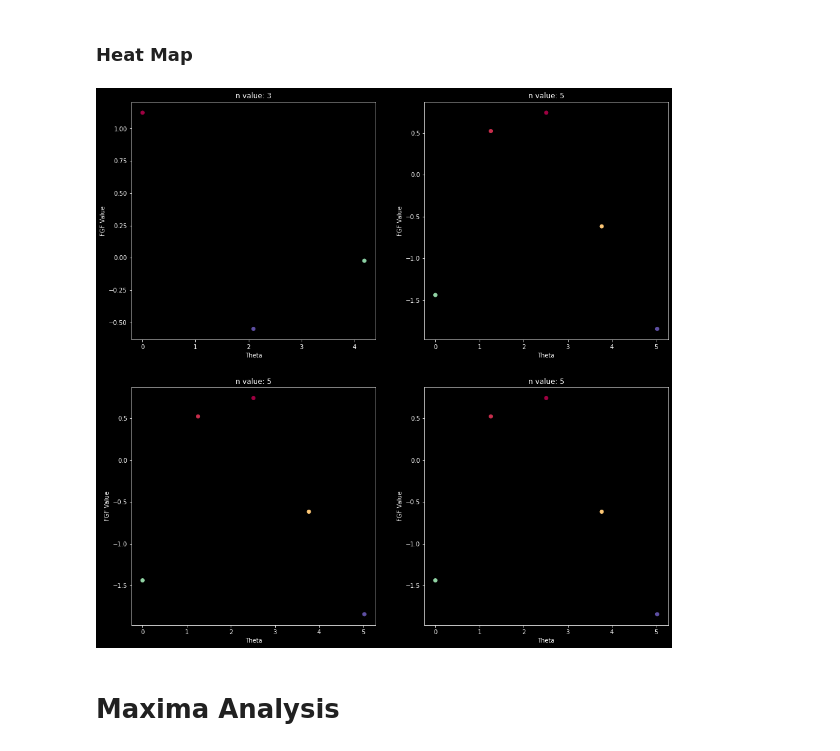
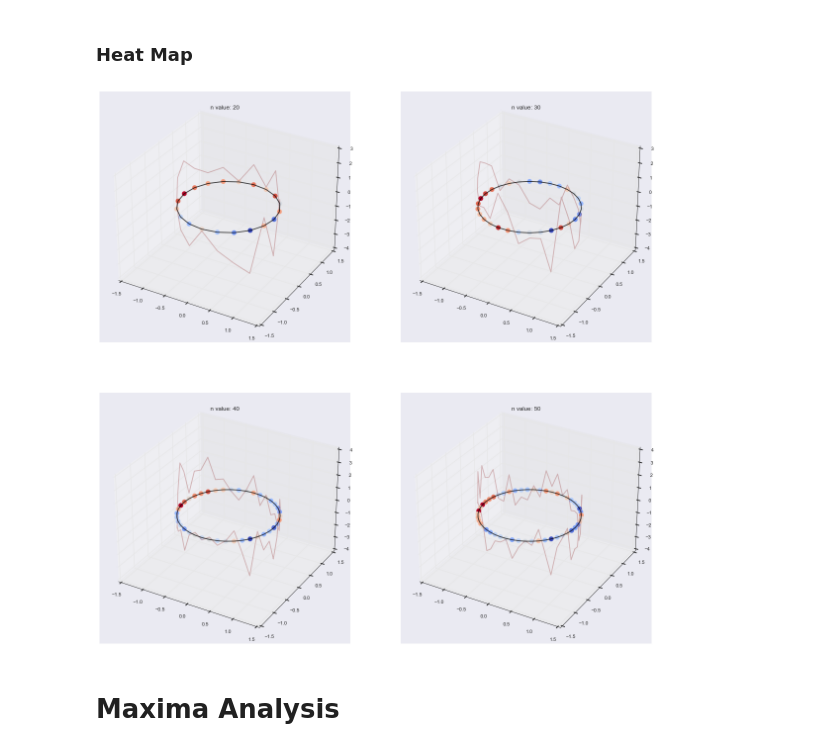
Before and after one commit to connormarrs/gaussian-free-fields-reu, a Jupyter notebook: jupyter_sims/DataVisS1.ipynb, the cells around one changed output. Cells and saved outputs as stored; diff of their text form; code cells hidden in the pictures.

```diff
--- a/jupyter_sims/DataVisS1.ipynb
+++ b/jupyter_sims/DataVisS1.ipynb
@@ -72,44 +85,44 @@ colors4 = color_val(q4)
 # %% [markdown]
 ### Heat Map
-# %%
-#Defining the plot configuration
-plt.style.use("dark_background")
-
-f = plt.figure(figsize = (16,16))
-ax1 = f.add_subplot(221)
-ax2 = f.add_subplot(222)
-ax3 = f.add_subplot(223)
-ax4 = f.add_subplot(224)
-
-#Instructions to plot q1
-ax1.scatter(x=theta1, y=q1, c=colors1, cmap='Spectral')
-ax1.set_xlabel('Theta')
-ax1.set_ylabel('FGF Value')
-ax1.set_title("n value: %s" % quart)
-
-#Instructions to plot q2
-ax2.scatter(x=theta2, y=q2, c=colors2, cmap='Spectral')
-ax2.set_xlabel('Theta')
-ax2.set_ylabel('FGF Value')
-ax2.set_title("n value: %s" % half)
-
-
-#Instructions to plot q3
-ax3.scatter(x=theta3, y=q3, c=colors3, cmap='Spectral')
-ax3.set_xlabel('Theta')
-ax3.set_ylabel('FGF Value')
-ax3.set_title("n value: %s" % tquar)
-
-
-#Instructions to plot q4
-ax4.scatter(x=theta4, y=q4, c=colors4, cmap='Spectral')
-ax4.set_xlabel('Theta')
-ax4.set_ylabel('FGF Value')
-ax4.set_title("n value: %s" % maxi)
-
-plt.show()
-# %% [output]
-[figure, removed]
+# %%
+#Makes the graphs either interactive or not
+#%matplotlib notebook
+%matplotlib inline
+
+#Defines the shape of the subplots and their type
+fig = plt.figure(figsize = (20,20))
+ax1 = plt.subplot(221, projection='3d')
+ax2 = plt.subplot(222, projection='3d')
+ax3 = plt.subplot(223, projection='3d')
+ax4 = plt.subplot(224, projection='3d')
+
+#Data for q1
+ax1.plot3D(np.cos(theta1), np.sin(theta1), q1, alpha = 0.25, c = 'maroon') #Plots a hight graph to show data
+ax1.plot3D(np.cos(theta1), np.sin(theta1), line1, alpha = .75, c = 'black') #Plots black circle
+ax1.scatter3D(np.cos(theta1), np.sin(theta1), line1, cmap = 'coolwarm', c = q1, alpha = 1, s = 100) #Plots heat map on circle
+ax1.set_title("n value: %s" % quart) #Creates the title
+
+#Data for q2
+ax2.plot3D(np.cos(theta2), np.sin(theta2), q2, alpha = 0.25, c = 'maroon')
+ax2.plot3D(np.cos(theta2), np.sin(theta2), line2, alpha = 0.75, c = 'black')
+ax2.scatter3D(np.cos(theta2), np.sin(theta2), line2, cmap = 'coolwarm', c = q2, alpha = 1, s = 100)
+ax2.set_title("n value: %s" % half)
+
+#Data for q3
+ax3.plot3D(np.cos(theta3), np.sin(theta3), q3, alpha = 0.25, c = 'maroon')
+ax3.plot3D(np.cos(theta3), np.sin(theta3), line3, alpha = 0.75, c = 'black')
+ax3.scatter3D(np.cos(theta3), np.sin(theta3), line3, cmap = 'coolwarm', c = q3, alpha = 1, s = 100)
+ax3.set_title("n value: %s" % tquar)
+
+#Data for q4
+ax4.plot3D(np.cos(theta4), np.sin(theta4), q4, alpha = 0.25, c = 'maroon')
+ax4.plot3D(np.cos(theta4), np.sin(theta4), line4, alpha = 0.75, c = 'black')
+ax4.scatter3D(np.cos(theta4), np.sin(theta4), line4, cmap = 'coolwarm', c = q4, alpha = 1, s = 100)
+ax4.set_title("n value: %s" % maxi)
+
+plt.show()
+# %% [output]
+[figure, added]
 # %% [markdown]
 # Maxima Analysis
 # %%
```
Also changed, not shown: parts of 12 cells of this notebook.
